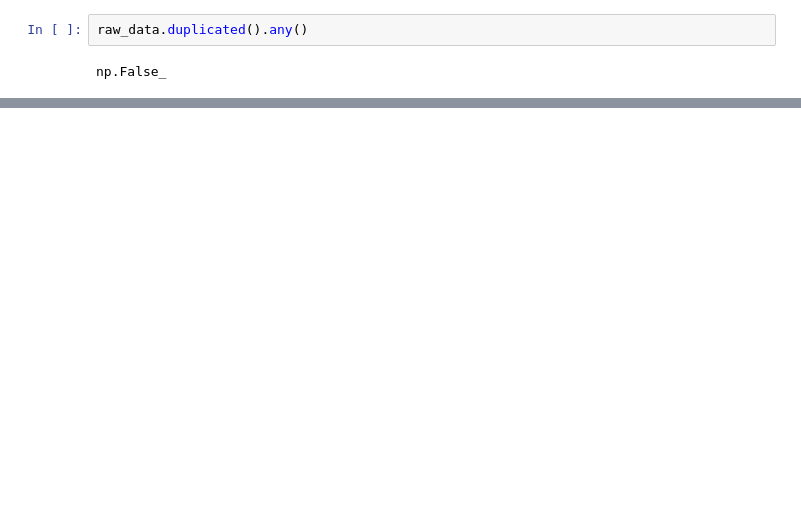
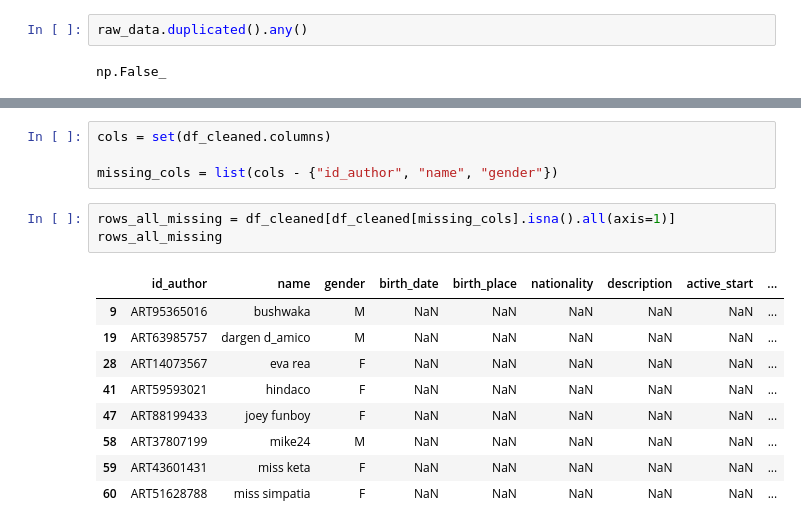
Before and after one commit to Ankit-Bhagat851/DSS-Project, a Jupyter notebook: Chi/artists_understanding.ipynb, the cells around one changed output, grey strips where cells are left out. Cells and saved outputs as stored; diff of their text form; blank space fills up the shorter version.

```diff
--- a/Chi/artists_understanding.ipynb
+++ b/Chi/artists_understanding.ipynb
@@ -738,0 +1027,17 @@ Maybe these are not solo, they might be group => birth_date = active_start
+# %%
+cols = set(df_cleaned.columns)
+
+missing_cols = list(cols - {"id_author", "name", "gender"})
+# %%
+rows_all_missing = df_cleaned[df_cleaned[missing_cols].isna().all(axis=1)]
+rows_all_missing
+# %% [output]
+|  | id_author | name | gender | birth_date | birth_place | nationality | description | active_start | ... |
+| 9 | ART95365016 | bushwaka | M | NaN | NaN | NaN | NaN | NaN | ... |
+| 19 | ART63985757 | dargen d_amico | M | NaN | NaN | NaN | NaN | NaN | ... |
+| 28 | ART14073567 | eva rea | F | NaN | NaN | NaN | NaN | NaN | ... |
+| 41 | ART59593021 | hindaco | F | NaN | NaN | NaN | NaN | NaN | ... |
+| 47 | ART88199433 | joey funboy | F | NaN | NaN | NaN | NaN | NaN | ... |
+| 58 | ART37807199 | mike24 | M | NaN | NaN | NaN | NaN | NaN | ... |
+| 59 | ART43601431 | miss keta | F | NaN | NaN | NaN | NaN | NaN | ... |
+| 60 | ART51628788 | miss simpatia | F | NaN | NaN | NaN | NaN | NaN | ... |
```
Also changed, not shown: parts of 70 cells of this notebook, 2 other files.
